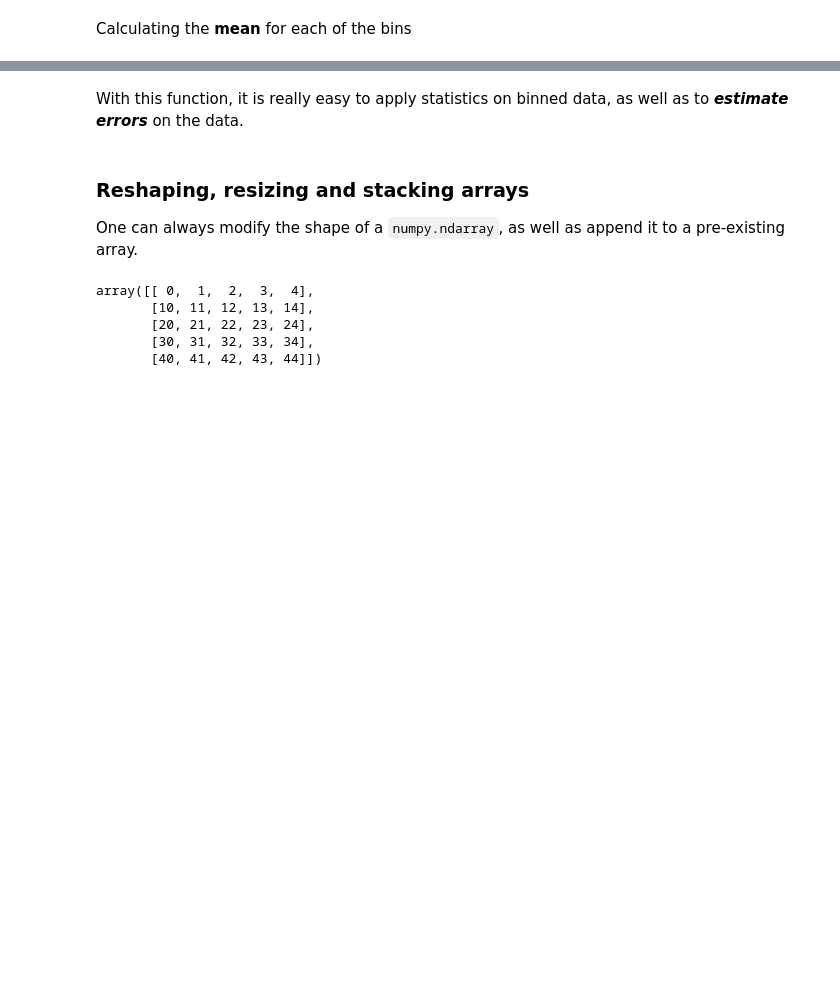
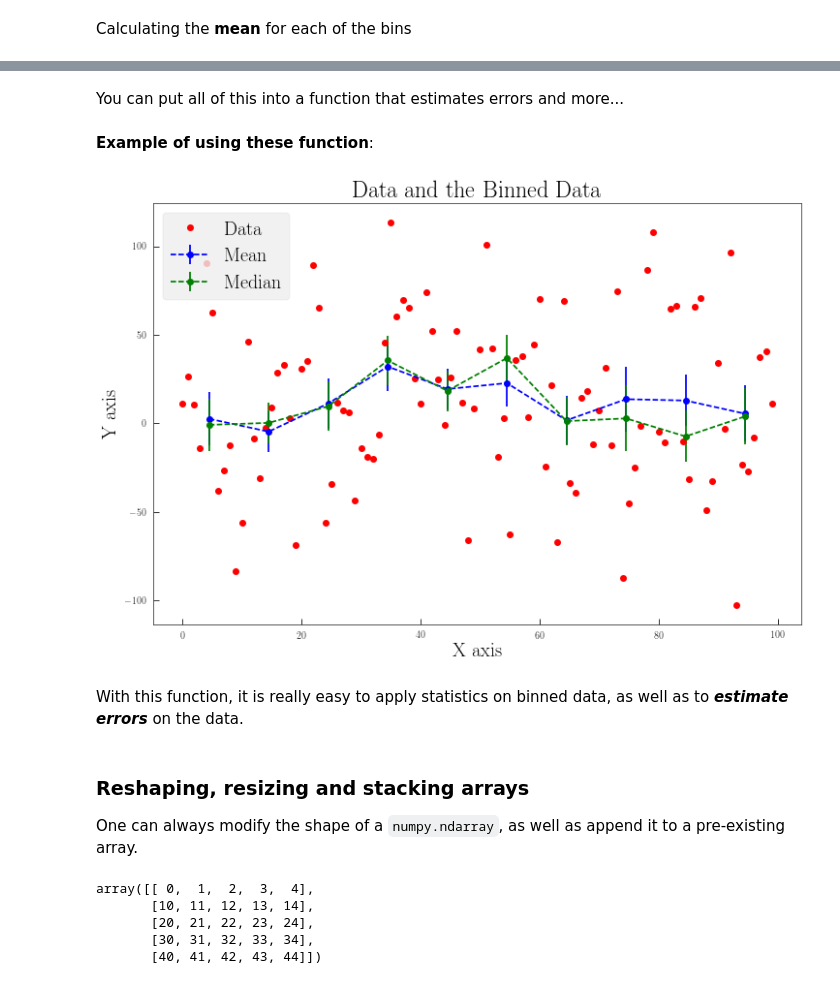
Before and after one commit to VandyAstroML/Vanderbilt_Computational_Bootcamp, a Jupyter notebook: notebooks/Week_09/09_Numpy_II_Scipy.ipynb, the cells around one changed output, grey strips where cells are left out. Saved outputs shown, nothing was run; the diff lists cells and outputs as text; code cells hidden in the pictures; blank space fills up the shorter version.

Commit message:
Added function for calculating bin-statistics

```diff
--- a/notebooks/Week_09/09_Numpy_II_Scipy.ipynb
+++ b/notebooks/Week_09/09_Numpy_II_Scipy.ipynb
@@ -423,0 +414,2 @@ array([  0.48438025,   1.55879669,   2.61630802,   3.39835341,
+# %% [markdown]
+You can put all of this into a function that estimates errors and more...
@@ -424,3 +578,37 @@ array([  0.48438025,   1.55879669,   2.61630802,   3.39835341,
+# %% [markdown]
+__Example of using these function__:
+# %%
+import numpy as np
+x_arr = np.arange(100)
+y_arr = 50*np.random.randn(x_arr.size)
+
+# Computing mean and error in the mean for `x_arr` and `y_arr`
+x_stat, y_stat, y_err = Mean_std_calc_one_array(x_arr, y_arr,
+                                               statfunc=np.nanmean,
+                                               failval=np.nan,
+                                               base=10)
+x_stat2, y_stat2, y_err2 = Mean_std_calc_one_array(x_arr, y_arr,
+                                               statfunc=np.nanmedian,
+                                               failval=np.nan,
+                                               base=10)
+# %%
+plt.style.use('seaborn-notebook')
+plt.clf()
+plt.close()
+fig = plt.figure(figsize=(12,8))
+ax  = fig.add_subplot(111,axisbg='white')
+ax.plot(x_arr, y_arr, 'ro', label='Data')
+ax.errorbar(x_stat, y_stat, yerr=y_err, color='blue', marker='o',
+           linestyle='--',label='Mean')
+ax.errorbar(x_stat2, y_stat2, yerr=y_err2, color='green', marker='o',
+           linestyle='--',label='Median')
+ax.set_xlabel('X axis', fontsize=20)
+ax.set_ylabel('Y axis', fontsize=20)
+ax.set_title('Data and the Binned Data', fontsize=24)
+plt.legend(fontsize=20)
+plt.show()
+# %% [output]
+[figure, added]
 # %% [markdown]
 With this function, it is really easy to apply statistics on binned data, as well as to ___estimate errors___ on the data.
 # %% [markdown]
```
Also changed, not shown: parts of 16 cells of this notebook.
